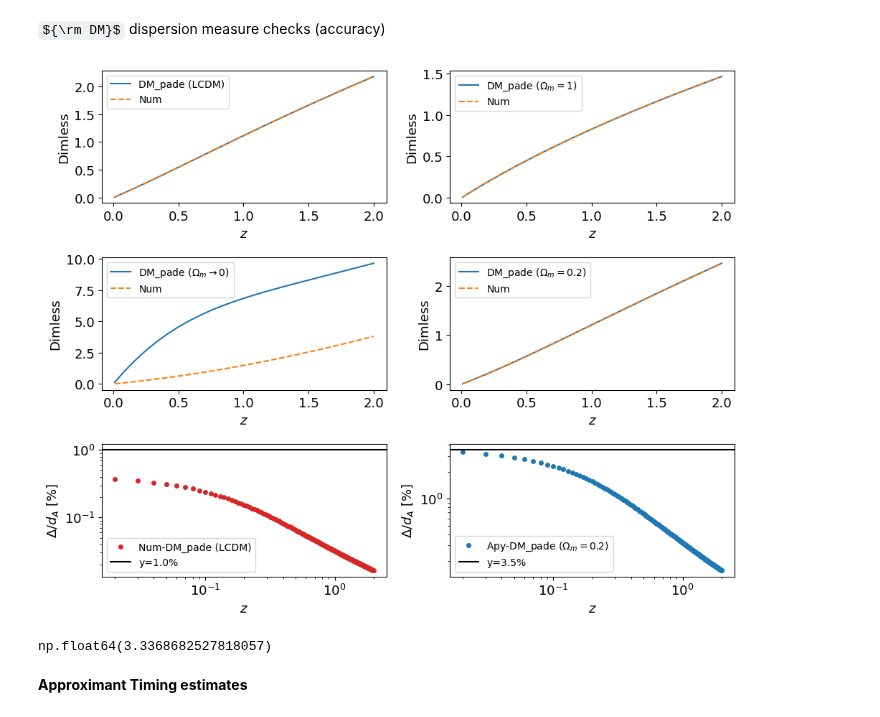
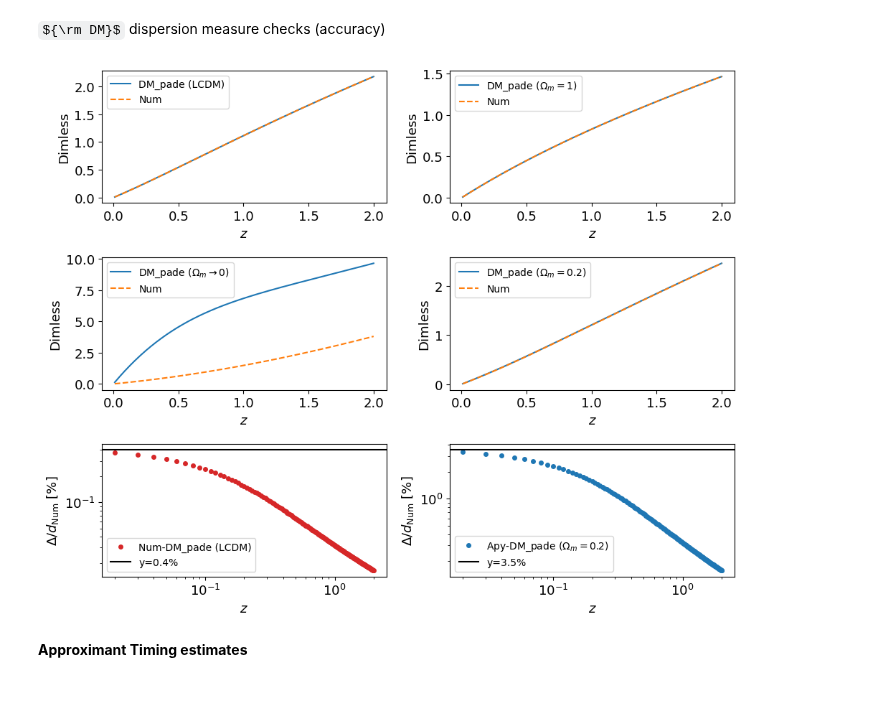
Before and after one commit to MariosNT/FRB_GW_association_cosmo, a Jupyter notebook: Notebooks/FRB_cosmo/DM_cosmic_Pade.ipynb, the cells around one changed output. Cells and saved outputs as stored; diff of their text form; code cells hidden in the pictures; some formulas as TeX source.

```diff
--- a/Notebooks/FRB_cosmo/DM_cosmic_Pade.ipynb
+++ b/Notebooks/FRB_cosmo/DM_cosmic_Pade.ipynb
@@ -160,6 +158,7 @@ DL_LD_array = np.zeros_like(redshifts)
 
 
 DM_lowOm_array = np.zeros_like(redshifts)
+DL_lowOm_array = np.zeros_like(redshifts)
 
 for i , z in enumerate(redshifts):
     DM_LCDM_array[i] = DM_distance(z, Om=OMEGA_MATTER)
@@ -169,6 +168,7 @@ for i , z in enumerate(redshifts):
     DM_LD_array[i] = DM_distance(z, Om=0.01)
     DL_LD_array[i] = DL_distance(z, Om=0.01)
     DM_lowOm_array[i] = DM_distance(z, Om=0.2)
+    DL_lowOm_array[i] = DL_distance(z, Om=0.2)
 # %% [markdown]
 ### Comparison with AstroPy
 
@@ -382,42 +399,36 @@ ax3.plot(redshifts, DM_LD_array, label='Num', ls='--')
 ax3.set_xlabel(r'$z$')
 ax3.set_ylabel(r'Dimless')
 ax3.legend(fontsize=10)
 
 ax4.plot(redshifts, DM_pade(redshifts, Om=0.2), label=r'DM_pade ($\Omega_m = 0.2$)')
 ax4.plot(redshifts, DM_lowOm_array, label='Num', ls='--')
 ax4.set_xlabel(r'$z$')
 ax4.set_ylabel(r'Dimless')
 ax4.legend(fontsize=10)
 
 ax5.plot(redshifts[1:], np.abs((DM_LCDM_array[1:]-DM_pade(redshifts[1:], OMEGA_MATTER)))/(DM_LCDM_array[1:])*100,\
          label='Num-DM_pade (LCDM)', c='tab:red', marker ='o', markersize=4, ls='')
-# ax5.plot(redshifts[1:], np.abs((DM_MD_array[1:]-DM_pade(redshifts[1:], Om=1)))/(DM_MD_array[1:])*100,\
-#          label=r'Apy-DM_pade ($\Omega_m=1$)', c='tab:blue', marker ='o', markersize=4, ls='')
-ax5.axhline(y=1, c='black', label='y=1.0%')
+ax5.axhline(y=0.4, c='black', label='y=0.4%')
 ax5.set_xlabel(r'$z$')
-ax5.set_ylabel(r'$\Delta/d_A$ [$\%$]')
+ax5.set_ylabel(r'$\Delta/d_{\rm Num}$ [$\%$]')
 ax5.set_yscale('log')
 ax5.set_xscale('log')
 #ax2.set_ylim(10e-3, 0.3)
 ax5.legend(fontsize=10)
 
 ax6.plot(redshifts[1:], np.abs((DM_lowOm_array[1:]-DM_pade(redshifts[1:], Om=0.2)))/(DM_lowOm_array[1:])*100,\
          label=r'Apy-DM_pade ($\Omega_m=0.2$)', c='tab:blue', marker ='o', markersize=4, ls='')
 ax6.axhline(y=3.5, c='black', label='y=3.5%')
 ax6.set_xlabel(r'$z$')
-ax6.set_ylabel(r'$\Delta/d_A$ [$\%$]')
+ax6.set_ylabel(r'$\Delta/d_{\rm Num}$ [$\%$]')
 ax6.set_yscale('log')
 ax6.set_xscale('log')
 #ax2.set_ylim(10e-3, 0.3)
 ax6.legend(fontsize=10)
 
 plt.tight_layout()
 plt.show()
 # %% [output]
-[figure, old version]
+[figure, new version]
-# %%
-np.max(np.abs((DM_lowOm_array[1:]-DM_pade(redshifts[1:], Om=0.2)))/(DM_lowOm_array[1:])*100)
-# %% [output]
-np.float64(3.3368682527818057)
 # %% [markdown]
 __Approximant Timing estimates__
```
Also changed, not shown: parts of 9 cells of this notebook.
